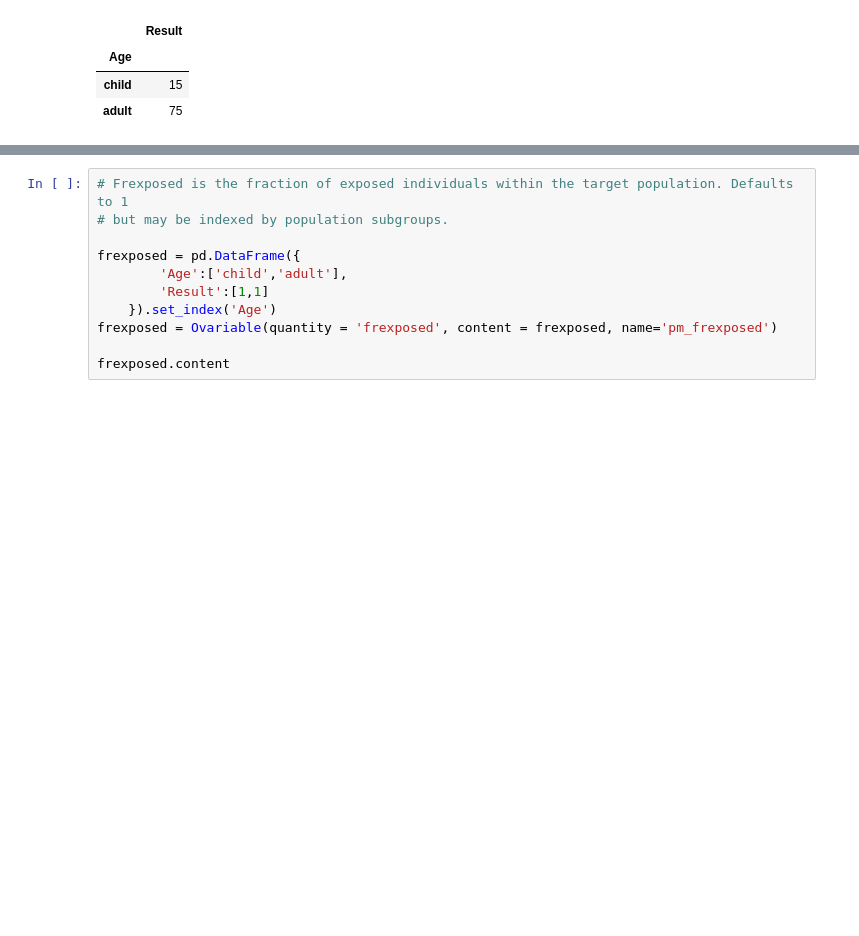
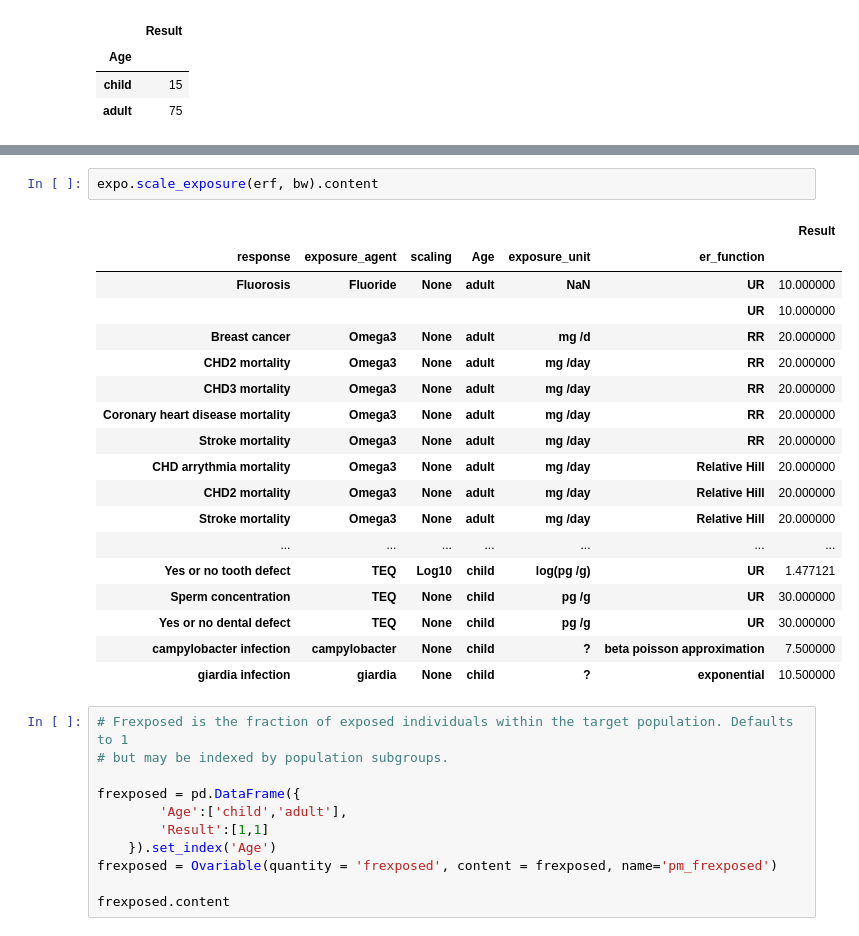
Before and after one commit to kausaltech/ghg-notebooks, a Jupyter notebook: hia_generic.ipynb, the cells around one changed output, grey strips where cells are left out. Cells and saved outputs as stored; diff of their text form; blank space fills up the shorter version.

Commit message:
Dose class changed to function scale_exposure()

```diff
--- a/hia_generic.ipynb
+++ b/hia_generic.ipynb
@@ -281,6 +262,27 @@ erf.content
 | exponential | ERF | None | giardia | giardia infection | ? | 0.019900 |
 |  | Threshold | None | giardia | giardia infection | ? | 0.000000 |
 128 rows × 1 columns
+# %%
+expo.scale_exposure(erf, bw).content
+# %% [output]
+|  |  |  |  |  |  | Result |
+| response | exposure_agent | scaling | Age | exposure_unit | er_function |  |
+| Fluorosis | Fluoride | None | adult | NaN | UR | 10.000000 |
+|  |  |  |  |  | UR | 10.000000 |
+| Breast cancer | Omega3 | None | adult | mg /d | RR | 20.000000 |
+| CHD2 mortality | Omega3 | None | adult | mg /day | RR | 20.000000 |
+| CHD3 mortality | Omega3 | None | adult | mg /day | RR | 20.000000 |
+| Coronary heart disease mortality | Omega3 | None | adult | mg /day | RR | 20.000000 |
+| Stroke mortality | Omega3 | None | adult | mg /day | RR | 20.000000 |
+| CHD arrythmia mortality | Omega3 | None | adult | mg /day | Relative Hill | 20.000000 |
+| CHD2 mortality | Omega3 | None | adult | mg /day | Relative Hill | 20.000000 |
+| Stroke mortality | Omega3 | None | adult | mg /day | Relative Hill | 20.000000 |
+| ... | ... | ... | ... | ... | ... | ... |
+| Yes or no tooth defect | TEQ | Log10 | child | log(pg /g) | UR | 1.477121 |
+| Sperm concentration | TEQ | None | child | pg /g | UR | 30.000000 |
+| Yes or no dental defect | TEQ | None | child | pg /g | UR | 30.000000 |
+| campylobacter infection | campylobacter | None | child | ? | beta poisson approximation | 7.500000 |
+| giardia infection | giardia | None | child | ? | exponential | 10.500000 |
 # %%
 # Frexposed is the fraction of exposed individuals within the target population. Defaults to 1
 # but may be indexed by population subgroups.
```
Also changed, not shown: parts of 13 cells of this notebook.
